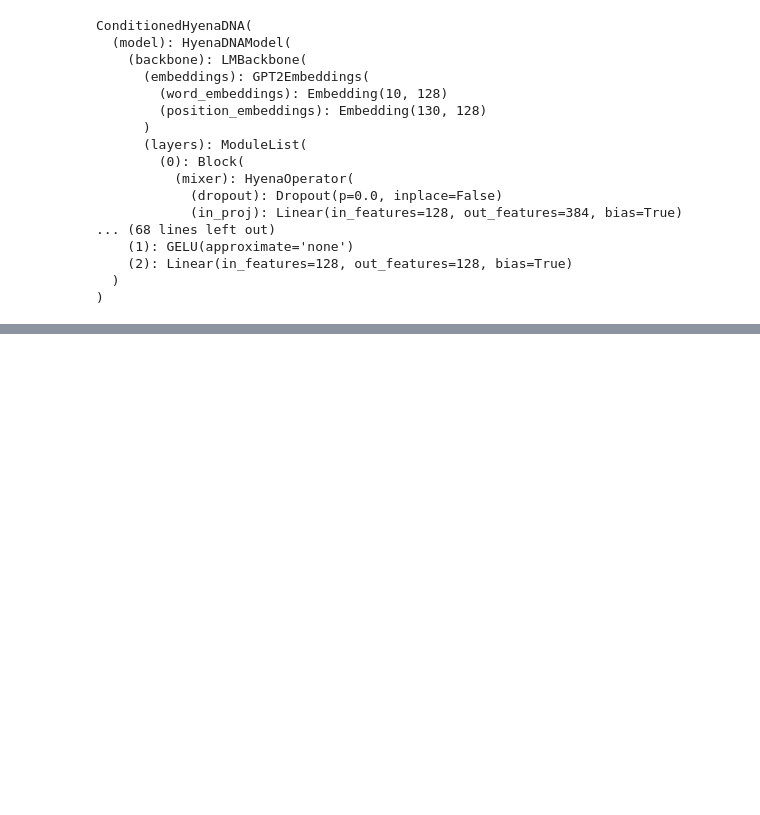
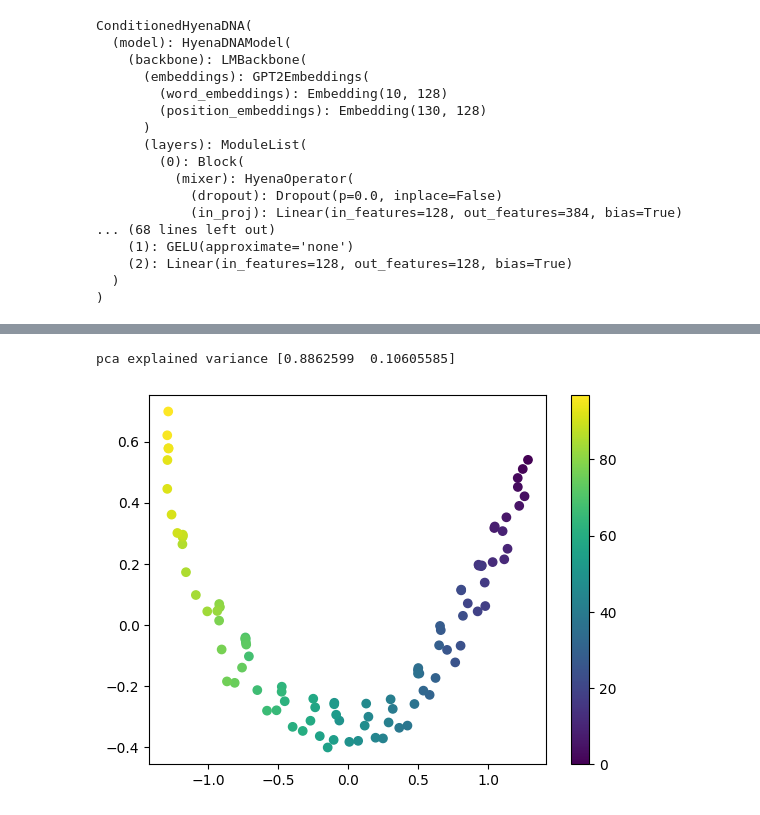
Before and after one commit to njwfish/DistributionEmbeddings, a Jupyter notebook: notebooks/gpra.ipynb, the cells around one changed output, grey strips where cells are left out. Drawn from its saved outputs; the diff is of its cells as text; code cells hidden in the pictures; blank space fills up the shorter version.

```diff
--- a/notebooks/gpra.ipynb
+++ b/notebooks/gpra.ipynb
@@ -402,0 +377,2 @@ NameError: name 'ax' is not defined
+# %%
+stacked_lats = np.vstack([set_lats[k] for k in sorted(set_lats.keys())])
@@ -402,0 +381,15 @@ NameError: name 'ax' is not defined
+# %%
+# pca instead
+from matplotlib import pyplot as plt
+from sklearn.decomposition import PCA
+pca = PCA(n_components=2)
+embedding = pca.fit_transform(stacked_lats)
+print("pca explained variance", pca.explained_variance_ratio_)
+
+labels = np.arange(len(stacked_lats))
+plt.scatter(embedding[:, 0], embedding[:, 1], c=labels, cmap='viridis')
+plt.colorbar()
+plt.show()
+# %% [output]
+pca explained variance [0.8862599  0.10605585]
+[figure, added]
```
Also changed, not shown: parts of 19 cells of this notebook, 9 other files.
